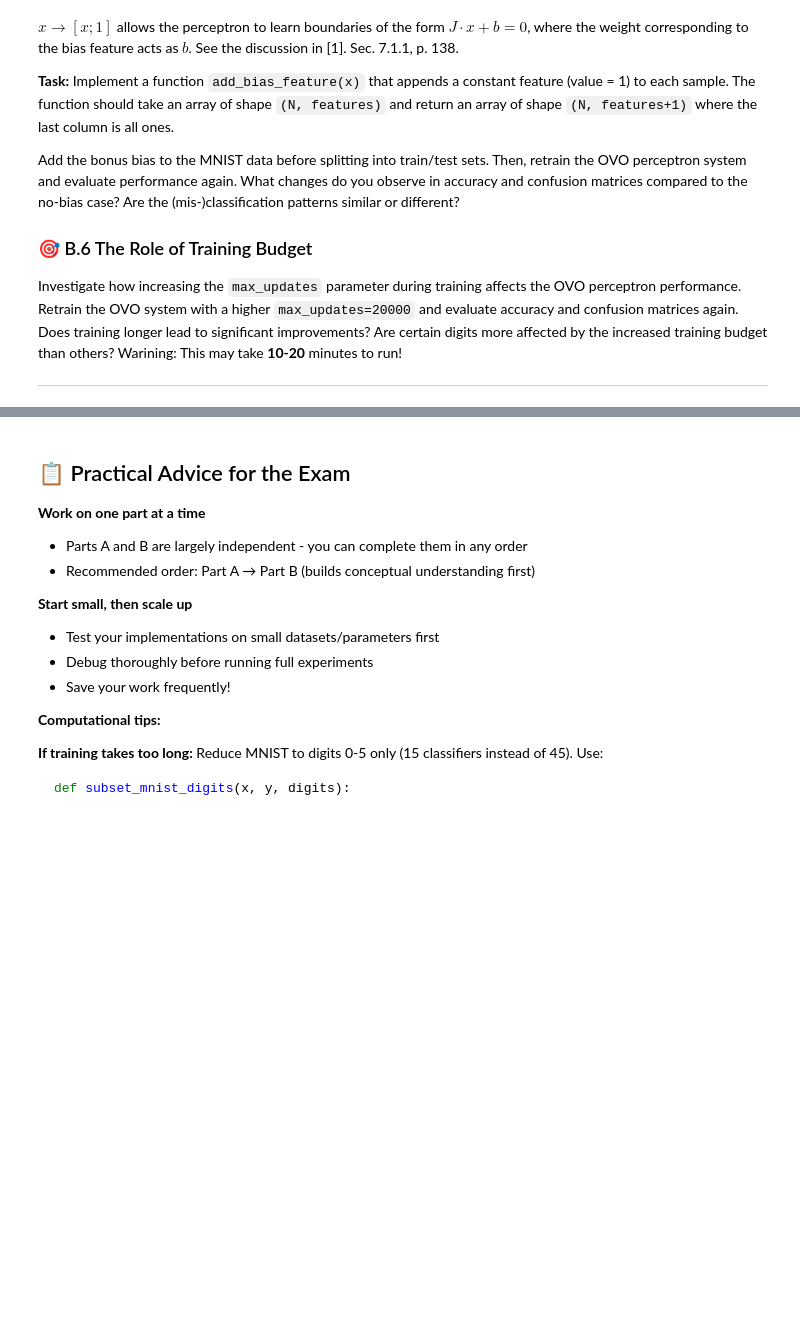
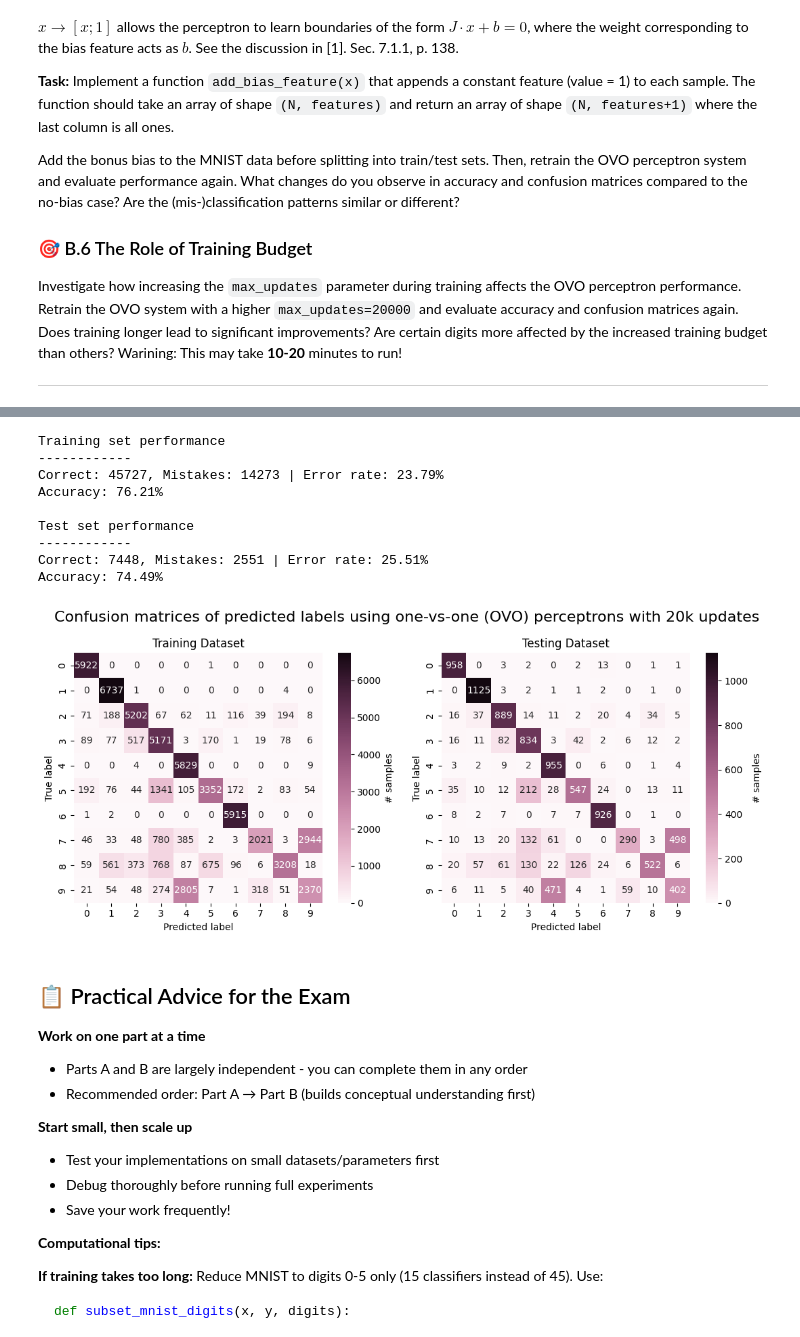
Before and after one commit to brucsk/machine-learning-cogmaster-m2, a Jupyter notebook: Exam/exam_karez_bruna.ipynb, the cells around one changed output, grey strips where cells are left out. Drawn from its saved outputs; the diff is of its cells as text; code cells hidden in the pictures; blank space fills up the shorter version.

```diff
--- a/Exam/exam_karez_bruna.ipynb
+++ b/Exam/exam_karez_bruna.ipynb
@@ -1871,3 +1836,59 @@ plt.show()
+# %%
+# Did not have time to run
+# B6
+from sklearn.metrics import confusion_matrix
+import seaborn as sns
+
+trained_classifiers_20k = train_ovo_perceptron(x_train, y_train, max_updates=20000)
+# Run predict_ovo on training and test sets
+y_train_pred_20k = predict_ovo(x_train, trained_classifiers_20k)
+y_test_pred_20k = predict_ovo(x_test, trained_classifiers_20k)
+
+# Compute training and test errors
+print("Training set performance")
+print("-"*12)
+error_rate_train = compute_error_rate(y_train, y_train_pred_20k, verbose=True)
+print(f"Accuracy: {100 * (1 - error_rate_train):.2f}%")
+print("\nTest set performance")
+print("-"*12)
+error_rate_test = compute_error_rate(y_test, y_test_pred_20k, verbose=True)
+print(f"Accuracy: {100 * (1 - error_rate_test):.2f}%")
+
+# Confusion Matrices
+confusion_matrix_train = confusion_matrix(y_train, y_train_pred_20k)
+confusion_matrix_test = confusion_matrix(y_test, y_test_pred_20k)
+
+cmap = sns.cubehelix_palette(start=0.5, rot=0.08, dark=0.05, light=0.98, reverse=False, as_cmap=True)
+
+# Plot
+fig, axs = plt.subplots(1,2, figsize=(11, 5))
+
+sns.heatmap(confusion_matrix_train,  annot=True, fmt="d", cmap=cmap, ax=axs[0], cbar_kws={"label": "# samples"})
+sns.heatmap(confusion_matrix_test, annot = True, fmt = "d", cmap=cmap, ax=axs[1], cbar_kws={"label": "# samples"})
+
+axs[0].set_title("Training Dataset")
+axs[0].set_ylabel("True label")
+axs[0].set_xlabel("Predicted label")
+
+axs[1].set_title("Testing Dataset")
+axs[1].set_ylabel("True label")
+axs[1].set_xlabel("Predicted label")
+
+fig.suptitle("Confusion matrices of predicted labels using one-vs-one (OVO) perceptrons with 20k updates", fontsize=16)
+
+plt.tight_layout()
+plt.show()
+# %% [output]
+Training set performance
+------------
+Correct: 45727, Mistakes: 14273 | Error rate: 23.79%
+Accuracy: 76.21%
+
+Test set performance
+------------
+Correct: 7448, Mistakes: 2551 | Error rate: 25.51%
+Accuracy: 74.49%
+[figure, added]
 # %% [markdown]
 ## 📋 Practical Advice for the Exam
 
```
Also changed, not shown: parts of 5 cells of this notebook.
